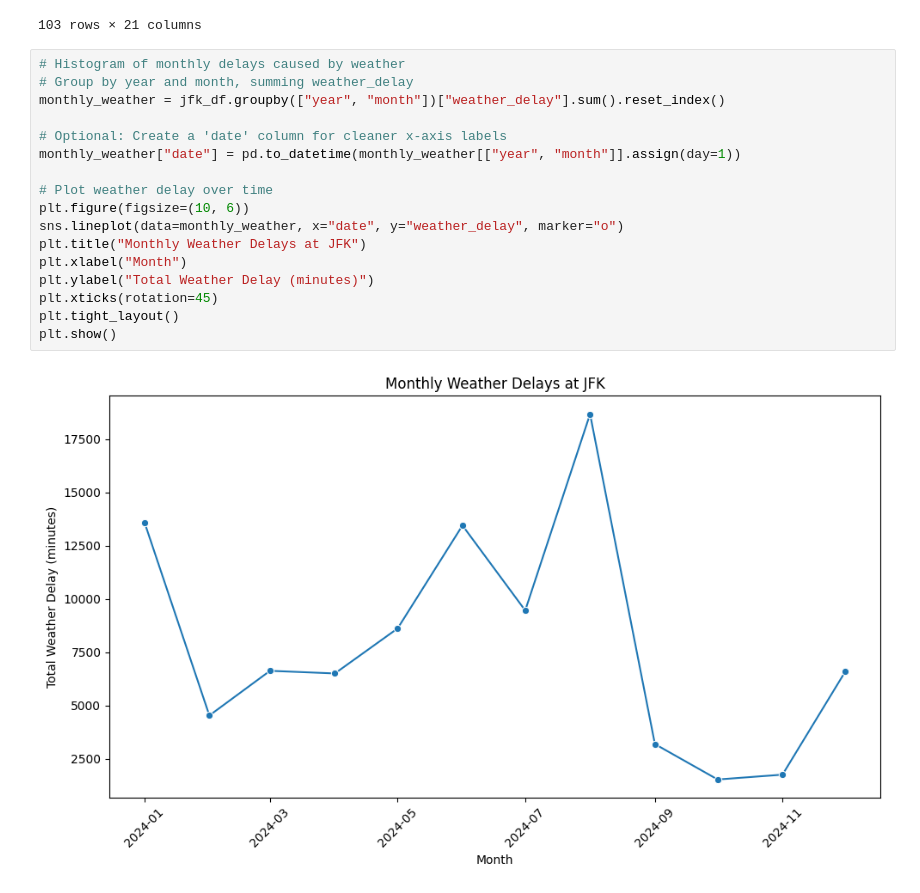
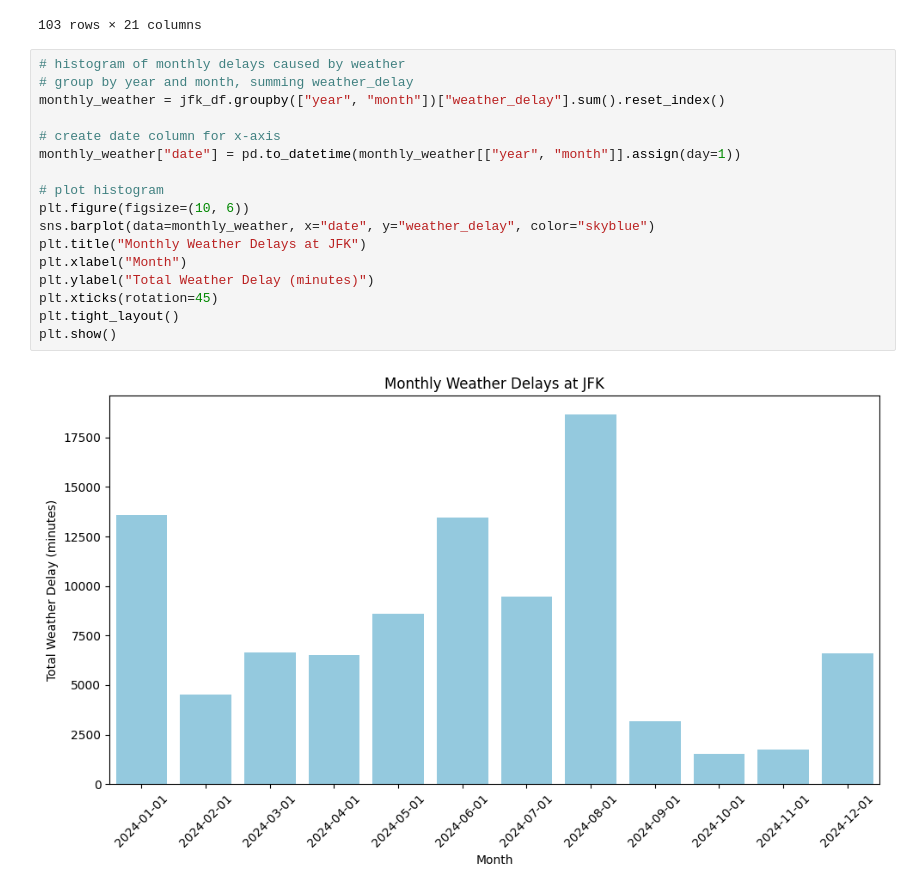
Before and after one commit to dkevin5542/CS506_Final_Project, a Jupyter notebook: code/eda.ipynb, the cells around one changed output. Cells and saved outputs as stored; diff of their text form.

Commit message:
updated histogram

```diff
--- a/code/eda.ipynb
+++ b/code/eda.ipynb
@@ -71,21 +71,21 @@ jfk_df
 | 102 | 2024 | 1 | HA | Hawaiian Airlines Network | JFK | New York, NY: John F. Kennedy Int... | 31.0 | 9.0 | 7.00 | ... |
 103 rows × 21 columns
 # %%
-# Histogram of monthly delays caused by weather
-# Group by year and month, summing weather_delay
+# histogram of monthly delays caused by weather
+# group by year and month, summing weather_delay
 monthly_weather = jfk_df.groupby(["year", "month"])["weather_delay"].sum().reset_index()
 
-# Optional: Create a 'date' column for cleaner x-axis labels
+# create date column for x-axis
 monthly_weather["date"] = pd.to_datetime(monthly_weather[["year", "month"]].assign(day=1))
 
-# Plot weather delay over time
+# plot histogram
 plt.figure(figsize=(10, 6))
-sns.lineplot(data=monthly_weather, x="date", y="weather_delay", marker="o")
+sns.barplot(data=monthly_weather, x="date", y="weather_delay", color="skyblue")
 plt.title("Monthly Weather Delays at JFK")
 plt.xlabel("Month")
 plt.ylabel("Total Weather Delay (minutes)")
 plt.xticks(rotation=45)
 plt.tight_layout()
 plt.show()
 # %% [output]
-[figure, old version]
+[figure, new version]
```
